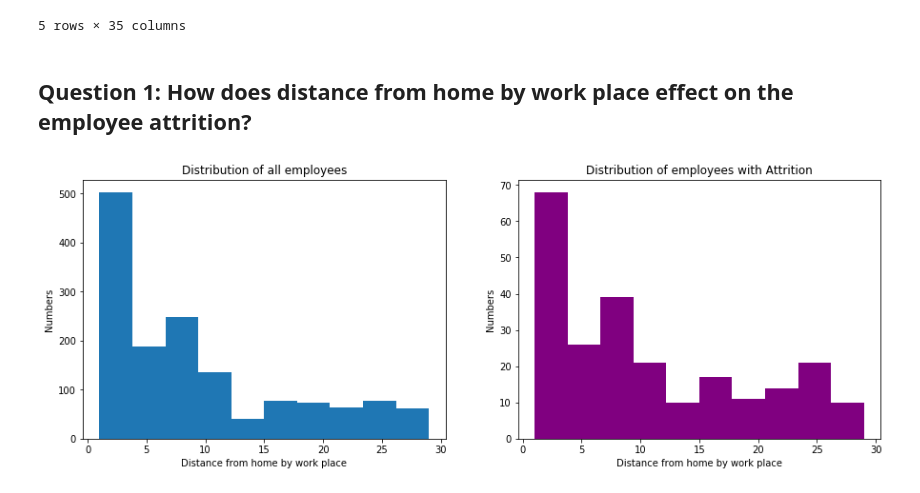
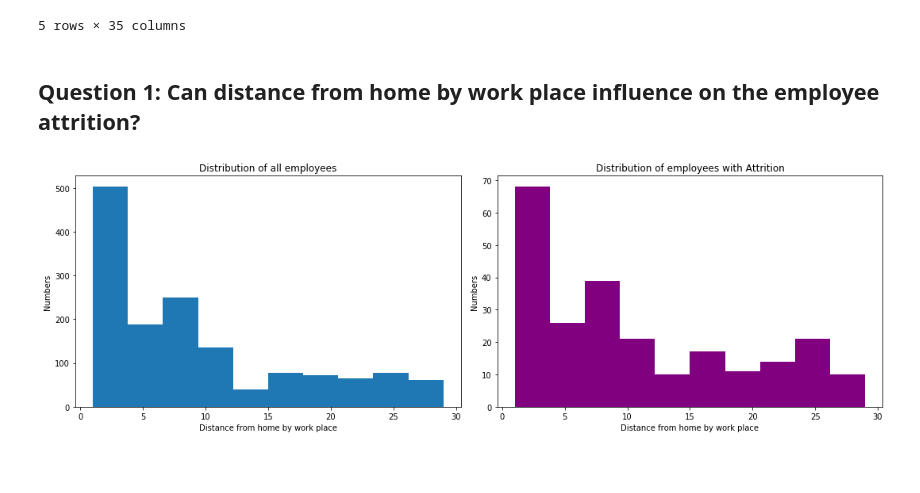
Before and after one commit to fazel74/Thinkful, a Jupyter notebook: Cap-1-Report.ipynb, the cells around one changed output. Cells and saved outputs as stored; diff of their text form; code cells hidden in the pictures; blank space fills up the shorter version.

```diff
--- a/Cap-1-Report.ipynb
+++ b/Cap-1-Report.ipynb
@@ -20,30 +20,31 @@ df.head()
 | 4 | 27 | No | Travel_Rarely | 591 | Research & Development | 2 | 1 | ... |
 5 rows × 35 columns
 # %% [markdown]
-## Question 1: How does distance from home by work place effect on the employee attrition?
+## Question 1: Can distance from home by work place influence on the employee attrition?
 # %%
 # changing yes and no values to 1 and 0
 df['Attrition'].loc[df['Attrition'] == 'Yes'] = 1
 df['Attrition'].loc[df['Attrition'] == 'No'] = 0
 
-df2 = df['DistanceFromHome'].loc[df['Attrition'] == 1]
+df_d_a_y = df['DistanceFromHome'].loc[df['Attrition'] == 1]
+df_d_a_n = df['DistanceFromHome'].loc[df['Attrition'] == 0]
 
 plt.figure(figsize=(15, 5))
 
 plt.subplot(1, 2, 1)
 plt.hist(df['DistanceFromHome'])
 plt.ylabel('Numbers')
 plt.xlabel('Distance from home by work place')
 plt.title('Distribution of all employees')
 
 plt.subplot(1, 2, 2)
 plt.hist(df2, color='purple')
 plt.ylabel('Numbers')
 plt.xlabel('Distance from home by work place')
 plt.title('Distribution of employees with Attrition')
 
 
-
+plt.tight_layout()
 plt.show()
 # %% [output]
-[figure, old version]
+[figure, new version]
```
Also changed, not shown: parts of 27 cells of this notebook.
